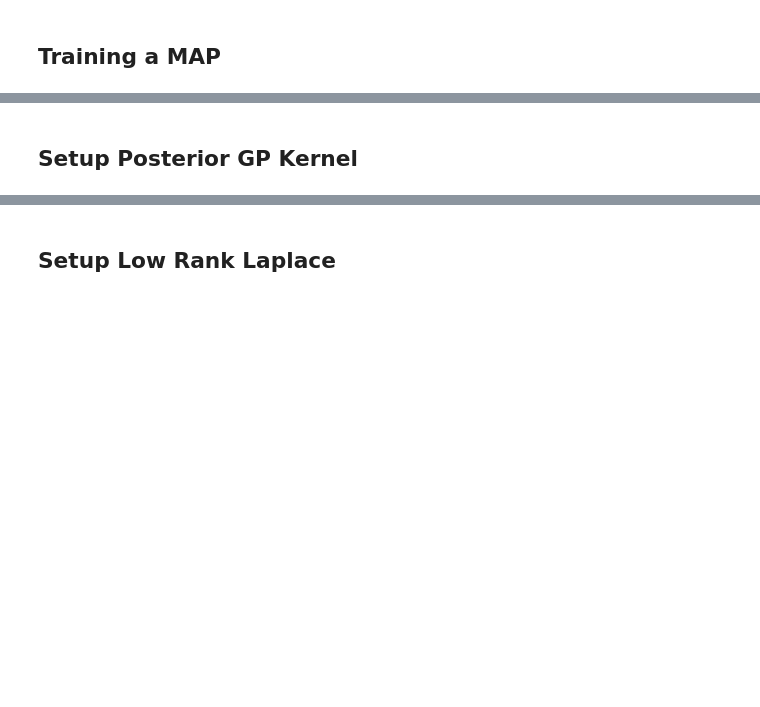
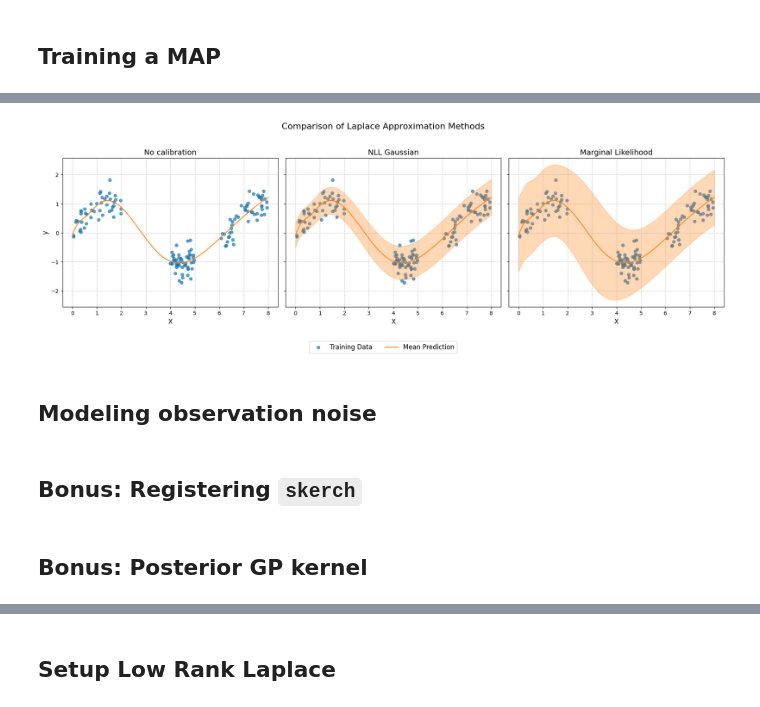
Before and after one commit to lenardrommel/laplax, a Jupyter notebook: examples/0001_posterior_gp_kernel.ipynb, the cells around one changed output, grey strips where cells are left out. Saved outputs shown, nothing was run; the diff lists cells and outputs as text; code cells hidden in the pictures; blank space fills up the shorter version.

```diff
--- a/examples/0001_posterior_gp_kernel.ipynb
+++ b/examples/0001_posterior_gp_kernel.ipynb
@@ -102,0 +317,19 @@ posterior_fn = create_posterior_fn(
+# %%
+def calibration_objective(prior_arguments):
+    return evaluate_for_given_prior_arguments(
+        prior_arguments=prior_arguments,
+        data=clbr_batch,
+        set_prob_predictive=set_prob_predictive,
+        metric=nll_gaussian,
+    )
+
+
+prior_prec_nll_gaussian = optimize_prior_prec(
+    objective=calibration_objective,
+    log_prior_prec_min=-3.0,
+    log_prior_prec_max=3.0,
+    grid_size=50,
+    patience=50 # TODO: Remove this as a default argument.
+)
+
+print("Calibrated prior precision: ", prior_prec_nll_gaussian.item())
@@ -102,0 +552,37 @@ posterior_fn = create_posterior_fn(
+# %%
+# After running your different calibration methods and collecting results
+# Assuming you have predictions and uncertainties from different methods
+
+# Create a dictionary to hold predictions from different methods
+predictions_dict = {
+    "No calibration": {
+        "mean": pred_no_clbr["pred_mean"][:, 0],
+        "std": np.sqrt(pred_no_clbr["pred_var"][:, 0]),
+    },
+    "NLL Gaussian": {
+        "mean": pred_nll_gaussian["pred_mean"][:, 0],
+        "var": pred_nll_gaussian["pred_var"][:, 0],
+    },
+    "Marginal Likelihood": {
+        "mean": pred_marglik["pred_mean"][:, 0],
+        "var": pred_marglik["pred_var"][:, 0],
+    }
+}
+
+# Create the comparison plot
+fig = plot_multiple_regression_comparisons(
+    X_train=X_train,
+    y_train=y_train,
+    X_test=X_range,  # Use your X_range from the notebook
+    predictions_dict=predictions_dict,
+    suptitle="Comparison of Laplace Approximation Methods",
+)
+
+# Show the plot
+plt.show()
+# %% [output]
+[figure, added]
+# %% [markdown]
+## Modeling observation noise
+# %% [markdown]
+## Bonus: Registering `skerch`
@@ -103,5 +651,5 @@ posterior_fn = create_posterior_fn(
 # %% [markdown]
-## Setup Posterior GP Kernel
+## Bonus: Posterior GP kernel
 # %%
 from laplax.eval.pushforward import set_posterior_gp_kernel
 
```
Also changed, not shown: parts of 56 cells of this notebook, 2 other files.
